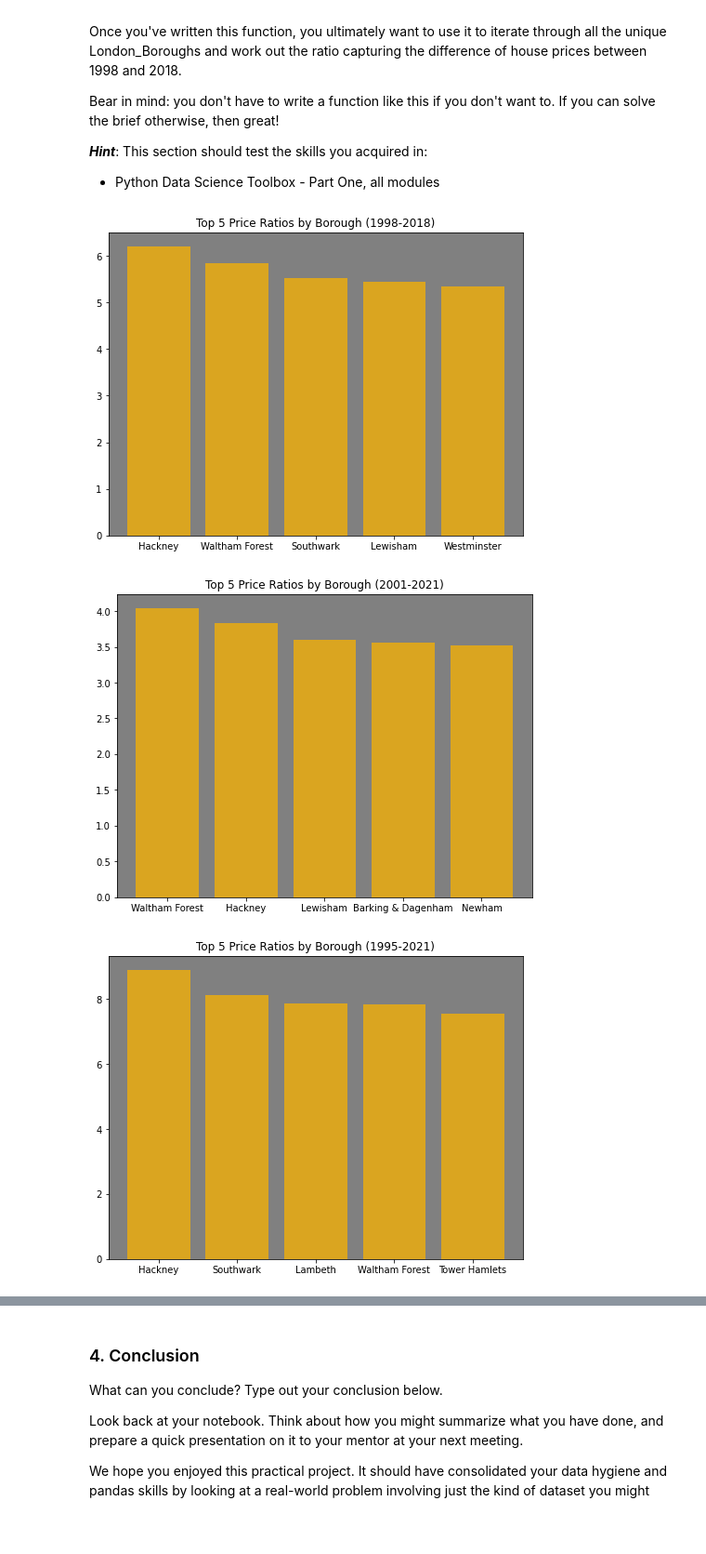
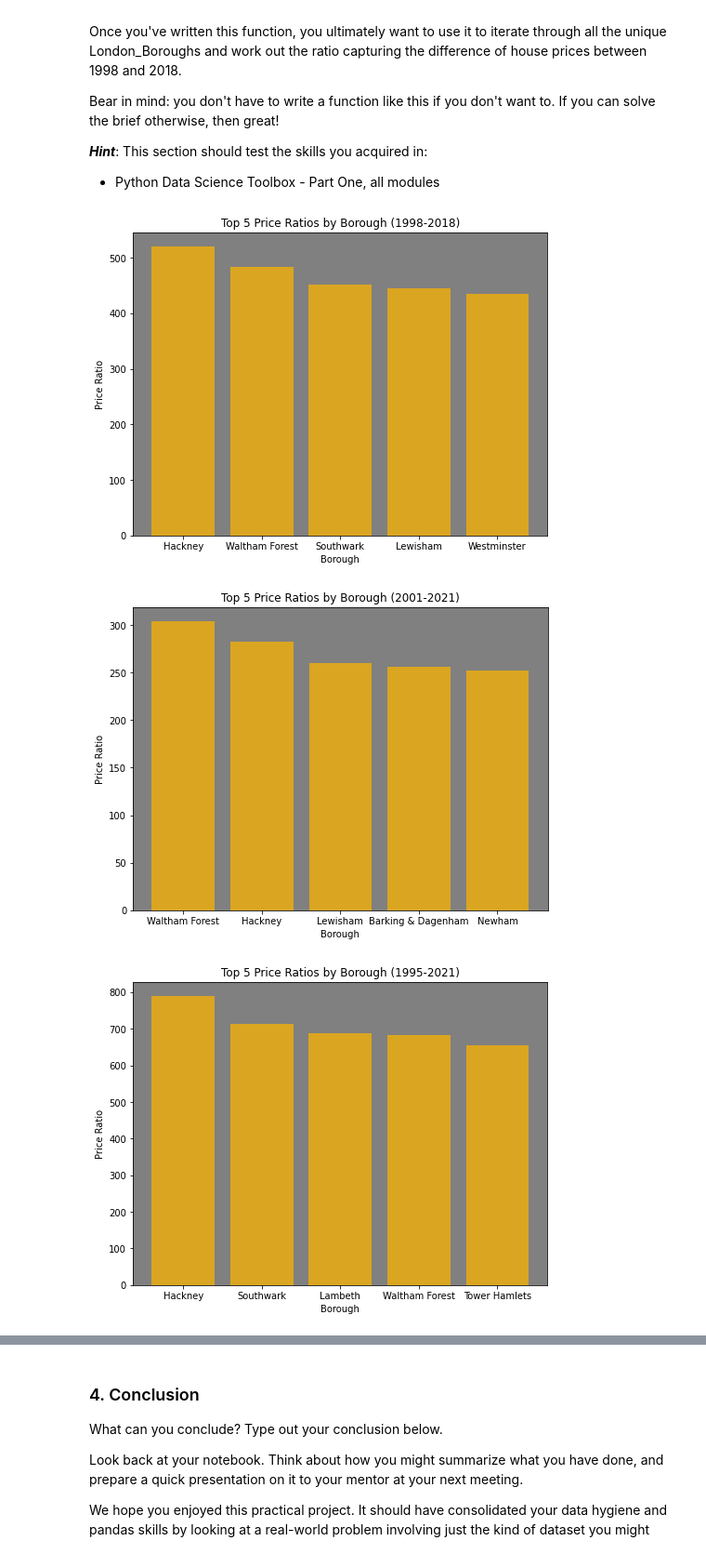
Before and after one commit to thimmis/london_housing, a Jupyter notebook: 1581459544_Unit_4_Challenge_-_Tier_3.ipynb/Unit 4 Challenge - Tier 3.ipynb, the cells around one changed output, grey strips where cells are left out. Shown at 93% size. Drawn from its saved outputs; the diff is of its cells as text; code cells hidden in the pictures; blank space fills up the shorter version.

```diff
--- a/1581459544_Unit_4_Challenge_-_Tier_3.ipynb/Unit 4 Challenge - Tier 3.ipynb
+++ b/1581459544_Unit_4_Challenge_-_Tier_3.ipynb/Unit 4 Challenge - Tier 3.ipynb
@@ -268,8 +268,8 @@ To visualize the data, why not subset on a particular London Borough? Maybe do a
 import matplotlib.cm as cm
 # %%
 _, ax = plt.subplots(1,1,figsize=(10,10))
-ax.set_facecolor('lightgray')
-colors = [cm.hot(i) for i in np.linspace(0,1,len(the_boroughs))]
+ax.set_facecolor('gray')
+colors = [cm.viridis(i) for i in np.linspace(0,1,len(the_boroughs))]
 for i in range(len(the_boroughs)):
     data = melted_properties[(melted_properties.borough == the_boroughs[i]) \
                              & (melted_properties.date >= '1998-01-01')]
@@ -310,3 +310,19 @@ melted_properties[melted_properties.borough==the_boroughs[0]]
 | 317 | Barking & Dagenham | E09000002 | 2021-06-01 | 318516.84770 | 2021 |
 | 318 | Barking & Dagenham | E09000002 | 2021-07-01 | 322949.03550 | 2021 |
 319 rows × 5 columns
+# %%
+_, ax = plt.subplots(1,1,figsize=(10,10))
+ax.set_facecolor('gray')
+colors = [cm.viridis(i) for i in np.linspace(0,1,len(the_boroughs))]
+for i in range(len(the_boroughs)):
+    data = melted_properties[(melted_properties.borough == the_boroughs[i]) \
+                             & (melted_properties.date >= '1998-01-01')]
+    data = data.groupby(pd.Grouper(key='date', freq='Y'))['avg_price'].mean().reset_index()
+
+    ax.plot(data['date'],data['avg_price'], linestyle='-', color = colors[i], label=the_boroughs[i], alpha=0.5)
+ax.legend(loc='center left', bbox_to_anchor=(1,0.5))
+ax.set_title('Yearly Averaged London Borough Prices (1998 - 2021)', fontsize=20,pad=20)
+ax.set_xlabel('Date',fontsize=18)
+ax.set_ylabel('Average Price ',fontsize=18)
+plt.xticks(rotation=45)
+plt.show()
@@ -351,14 +373,14 @@ class GetPriceRatio:
 
     def create_price_ratio(self, frame, filter_word, filter_cond):
         """
-        Function for subsetting a DataFrame
+        Function for subsetting a DataFrame and computing the price ratio over a 20 year period.
         """
         temp_data = frame[frame[filter_word] == filter_cond]
         #data will still be monthly, aggregate to yearly mean of prices for determining price ratio
         agg_frame = temp_data.groupby(pd.Grouper(key='date',freq='Y'))['avg_price'].mean()
-        rat_98_18 = agg_frame.loc['2018-12-31'] / agg_frame.loc['1998-12-31']
-        rat_01_21 = agg_frame.loc['2021-12-31'] / agg_frame.loc['2001-12-31']
-        rat_whole = agg_frame.loc['2021-12-31'] / agg_frame.loc['1995-12-31']
+        rat_98_18 = ((agg_frame.loc['2018-12-31'] / agg_frame.loc['1998-12-31'])-1)*100
+        rat_01_21 = ((agg_frame.loc['2021-12-31'] / agg_frame.loc['2001-12-31'])-1)*100
+        rat_whole = ((agg_frame.loc['2021-12-31'] / agg_frame.loc['1995-12-31'])-1)*100
         result_frame = pd.DataFrame({
             'borough':[filter_cond],
             '1998-2018' : [rat_98_18],
@@ -377,13 +399,15 @@ price_analysis = analyzer('borough')
 # %%
 for item in price_analysis.columns[1:]:
     _, ax = plt.subplots(1,1,figsize=(8,6))
     ax.set_facecolor('gray')
     data = price_analysis.sort_values(by=item, ascending=False)
     ax.bar(data['borough'].values[:5],data[item].values[:5],color='goldenrod')
     ax.set_title(f'Top 5 Price Ratios by Borough ({item})')
-    ax.set_xlabel('')
+    ax.set_xlabel('Borough')
+    ax.set_ylabel('Price Ratio')
+
     plt.show()
 # %% [output]
-[figure, old version]
+[figure, new version]
-[figure, old version]
+[figure, new version]
-[figure, old version]
+[figure, new version]
```
Also changed, not shown: parts of 7 cells of this notebook.
